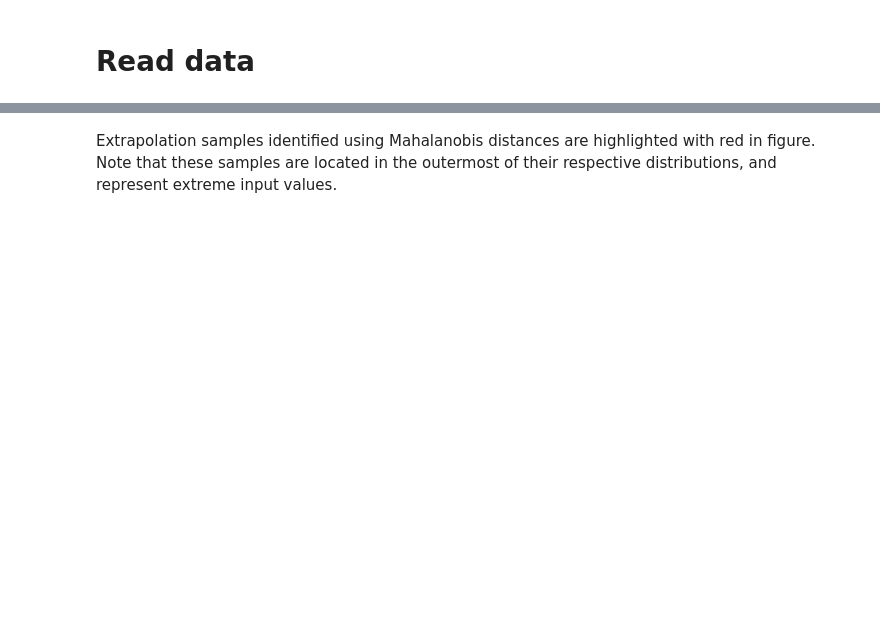
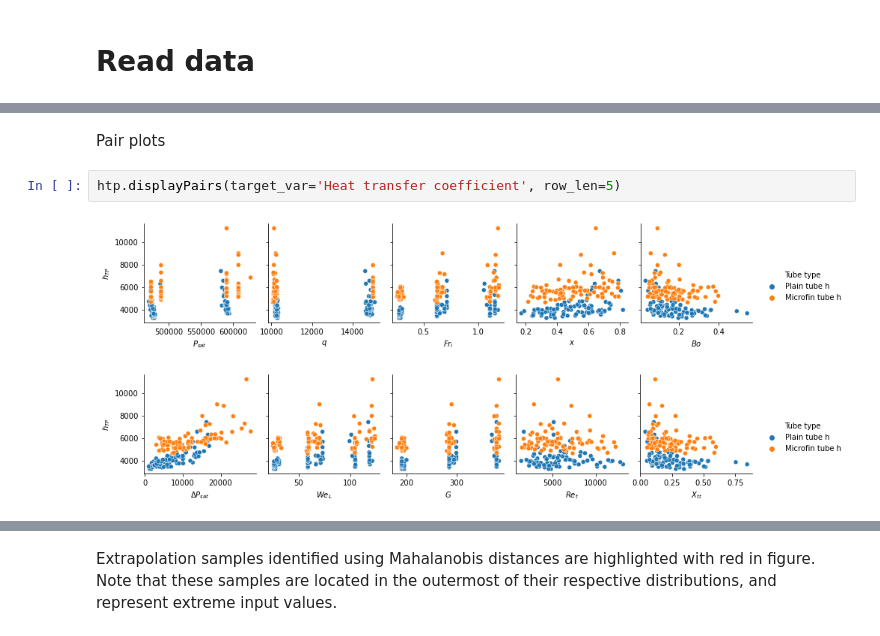
Before and after one commit to sukruc/htp-dp, a Jupyter notebook: notebook/hTP.ipynb, the cells around one changed output, grey strips where cells are left out. Saved outputs shown, nothing was run; the diff lists cells and outputs as text; blank space fills up the shorter version.

```diff
--- a/notebook/hTP.ipynb
+++ b/notebook/hTP.ipynb
@@ -1368,0 +190,7 @@ plt.title("Input variables in PCA space");
+# %% [markdown]
+Pair plots
+# %%
+htp.displayPairs(target_var='Heat transfer coefficient', row_len=5)
+# %% [output]
+[figure, added]
+[figure, added]
```
Also changed, not shown: parts of 196 cells of this notebook, 2 other files.
